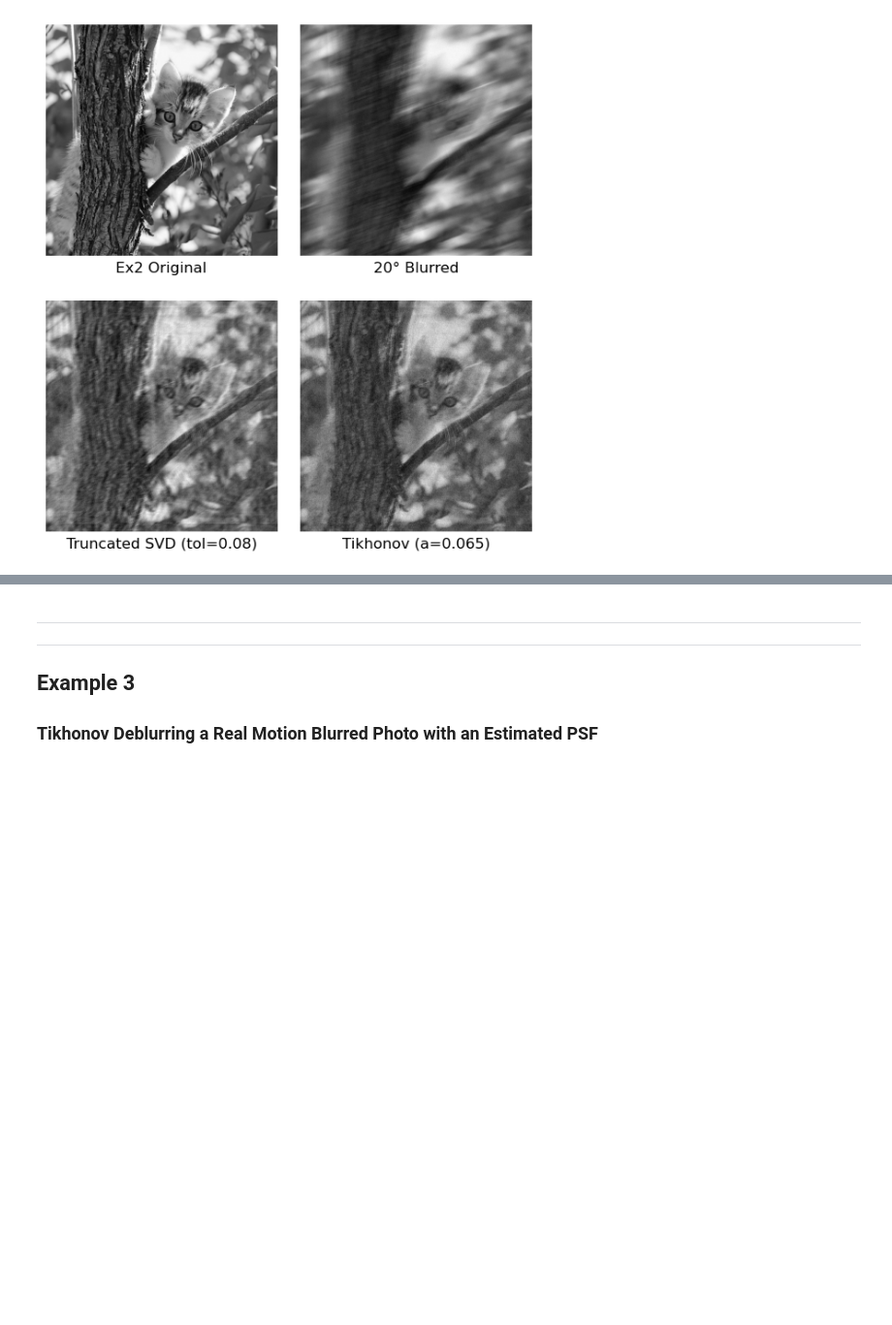
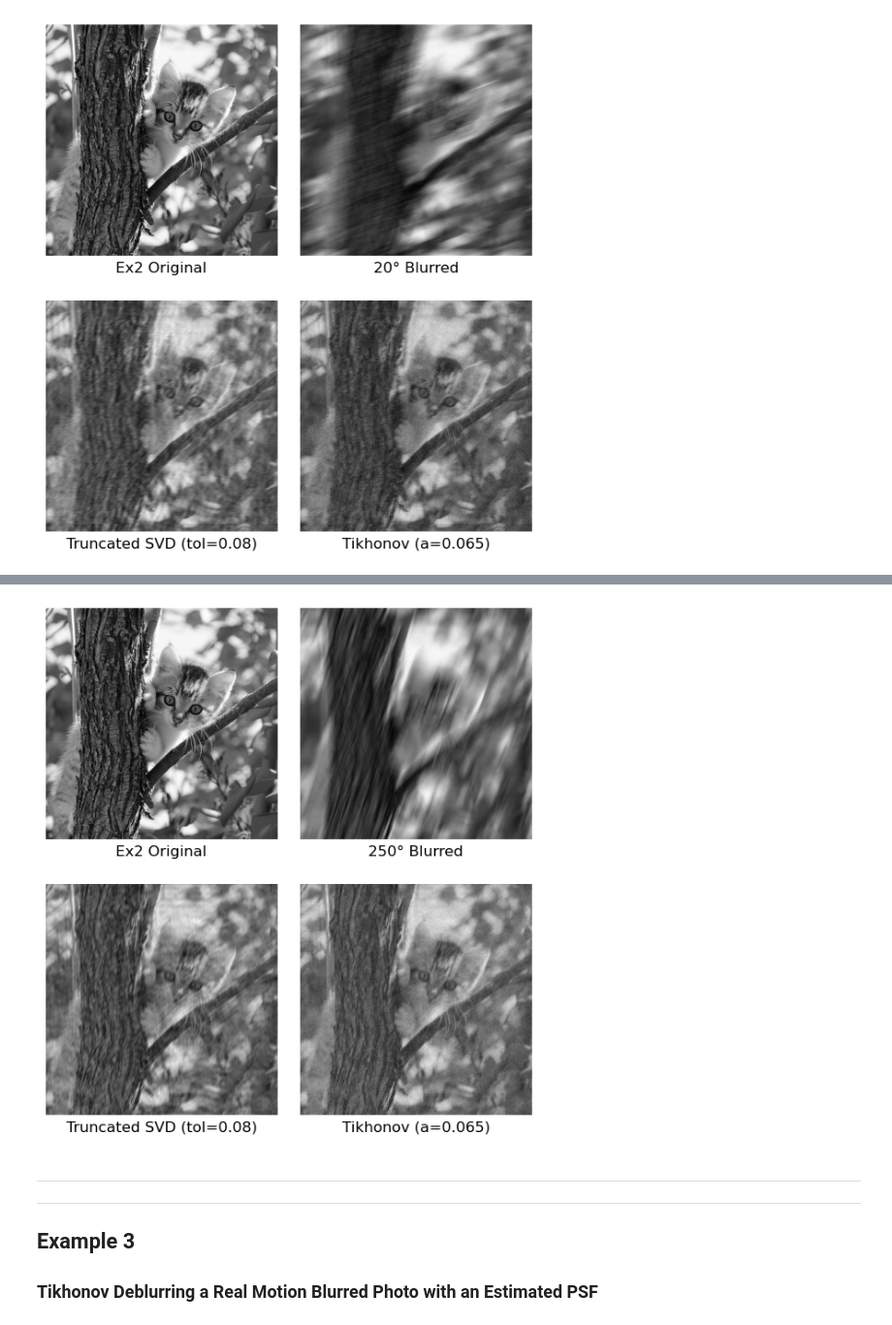
Before and after one commit to lunakim-ubc/ImageDeblurring, a Jupyter notebook: motion_deblur_linear.ipynb, the cells around one changed output, grey strips where cells are left out. Shown at 97% size. Cells and saved outputs as stored; diff of their text form; code cells hidden in the pictures; blank space fills up the shorter version.

```diff
--- a/motion_deblur_linear.ipynb
+++ b/motion_deblur_linear.ipynb
@@ -369,3 +403,15 @@ save_img(ex2_20_tikhonov, 'ex2_20deg_tikhonov.jpg', grayscale=True)
+# %%
+ex2_250_tsvd = compute_linear_motion_deblur(compute_tsvd, length, 250, ex2_250_blurred, 0.08)
+ex2_250_tikhonov = compute_linear_motion_deblur(compute_tikhonov, length, 250, ex2_250_blurred, 0.065)
+
+plot_comparison([ex2_gray_arr, ex2_250_blurred, ex2_250_tsvd, ex2_250_tikhonov],
+          ['Ex2 Original', '250° Blurred', f'Truncated SVD (tol={ex2_250_tsvd_tol})', f'Tikhonov (a={ex2_250_tikhonov_alpha})'],
+          2, 2, figsize=(7, 8), cmap='gray')
+
+save_img(ex2_250_blurred, 'ex2_250deg_blurred.jpg', grayscale=True)
+save_img(ex2_250_tikhonov, 'ex2_250deg_tikhonov.jpg', grayscale=True)
+# %% [output]
+[figure, added]
 # %% [markdown]
 ----------
 ----------
```
Also changed, not shown: parts of 7 cells of this notebook, 10 other files.
